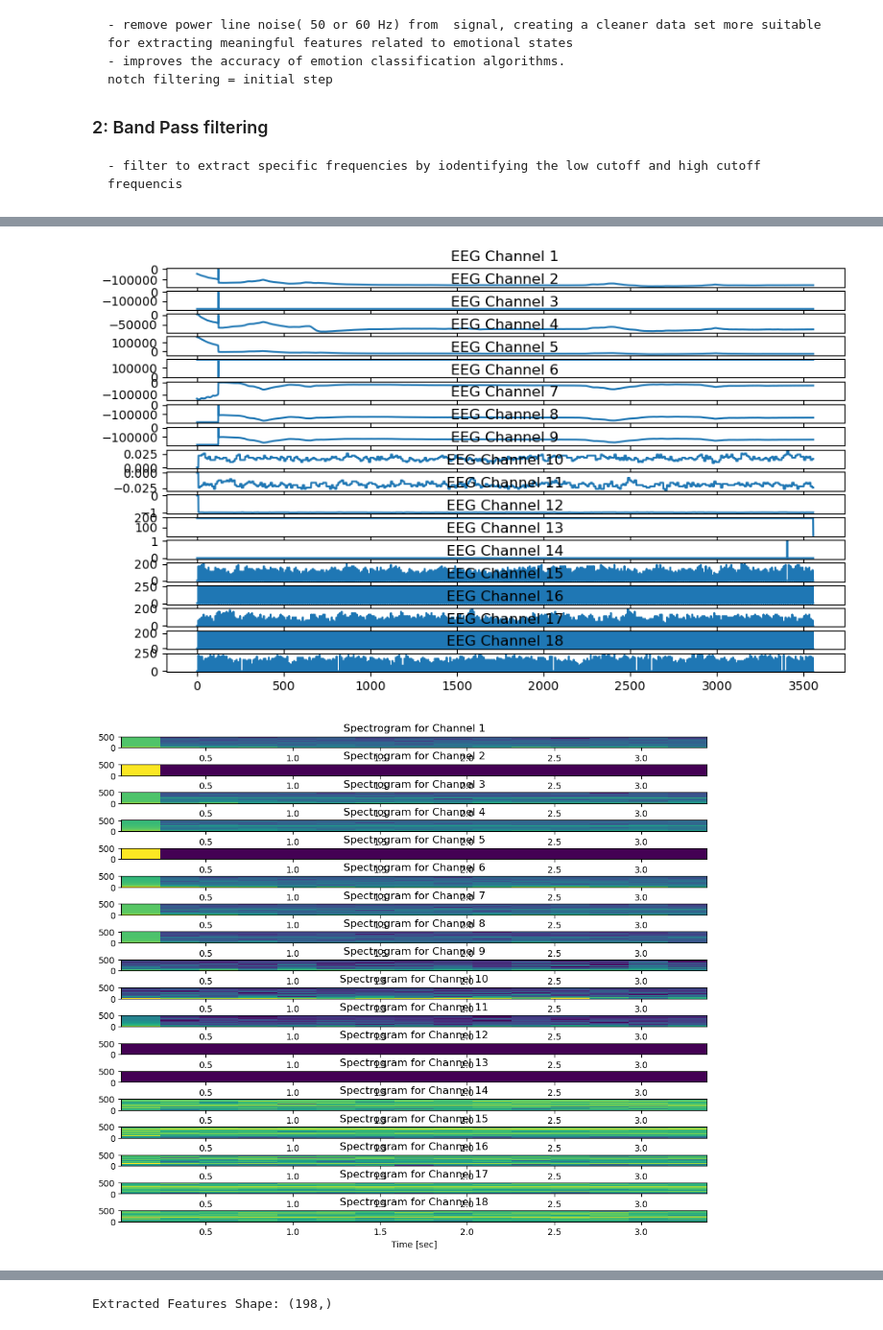
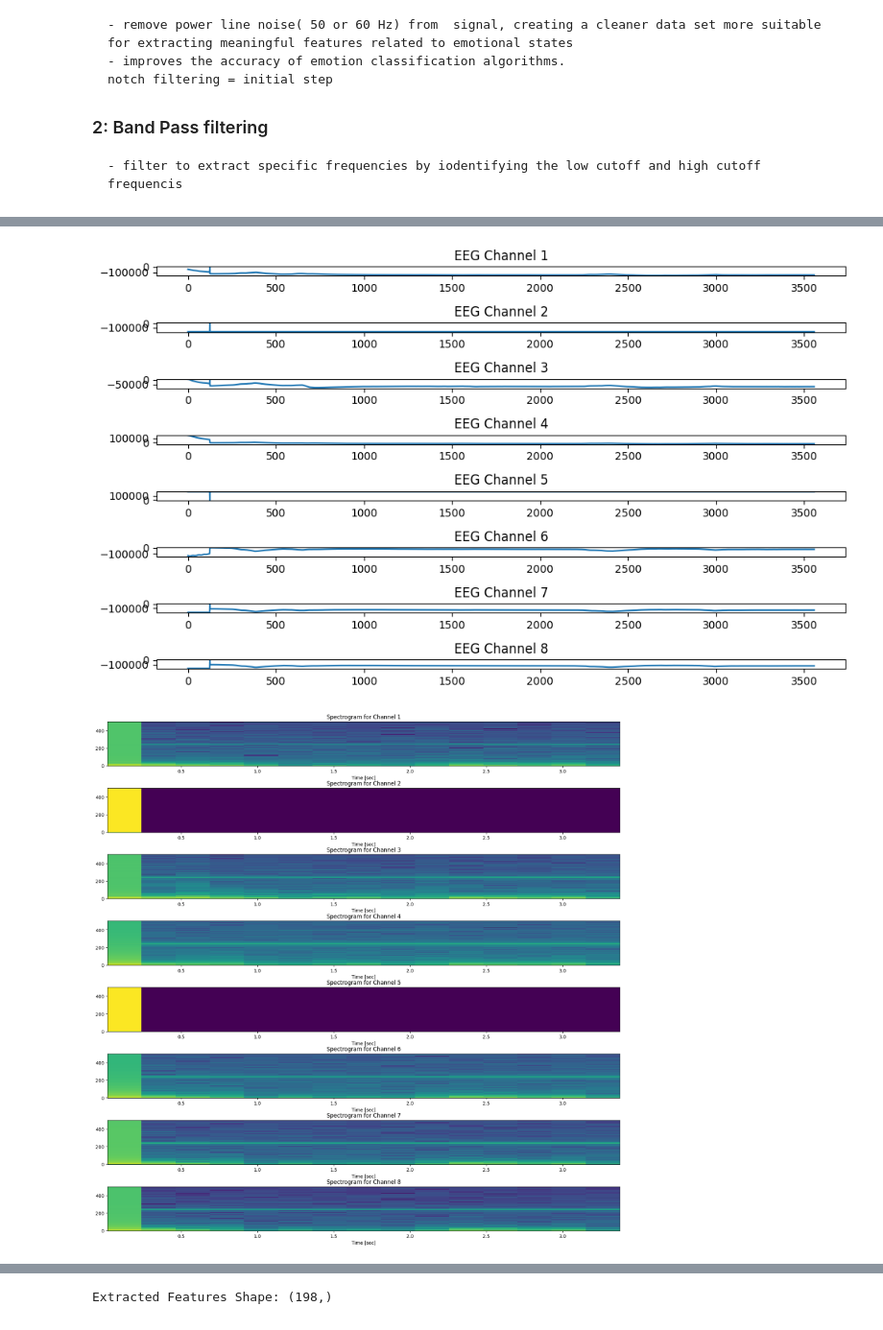
Before and after one commit to lygonzalez/Neurowellness-BioFeedback-System, a Jupyter notebook: BCI Data Filtering-3.ipynb, the cells around one changed output, grey strips where cells are left out. Shown: that part at 96% size. Drawn from its saved outputs; the diff is of its cells as text; code cells hidden in the pictures.

```diff
--- a/BCI Data Filtering-3.ipynb
+++ b/BCI Data Filtering-3.ipynb
@@ -278,7 +283,7 @@ bandpass_lowcut = 8.0
 bandpass_highcut = 13.0
 
 # Convert EEG data to NumPy array
-data = df_cleaned.iloc[:, 1:19]  # Select EEG channels
+data = df_cleaned.iloc[:, 1:9]  # Select EEG channels
 df_cleaned_values = np.array(data.values, dtype=float)
 
 # Apply filters column-wise (each EEG channel separately)
@@ -318,37 +323,40 @@ for i in range(df_cleaned_values.shape[1]):  # Plot all channels
 plt.tight_layout()
 plt.show()
 # %% [output]
-[figure, old version]
+[figure, new version]
 # %%
 #Spectrogram
 
 from matplotlib import pyplot as plt
 from scipy import signal
 import numpy as np
 
 # Increase figure size for more space
-plt.figure(figsize=(12, 10))
+plt.figure(figsize=(20, 20))
 
 # Small constant to avoid log(0)
 epsilon = 1e-10
 
 # Loop through each EEG channel
 for i in range(df_cleaned_values.shape[1]):
     # Compute the spectrogram for each channel
     f, t, Sxx = signal.spectrogram(df_cleaned_values[:, i], fs)
 
     # Apply log with a small epsilon to avoid log(0)
     Sxx_log = np.log(Sxx + epsilon)
 
     # Plot the spectrogram for each channel
-    plt.subplot(df_cleaned_values.shape[1], 1, i+1)
+    ax = plt.subplot(df_cleaned_values.shape[1], 1, i+1)
+    #plt.subplot(df_cleaned_values.shape[1], 1, i+1)
     plt.pcolormesh(t, f, Sxx_log)
     plt.title(f'Spectrogram for Channel {i+1}')
     plt.xlabel('Time [sec]')
+    ax.set_aspect('auto', adjustable='box')  # Ensure aspect ratio is adjusted
+
 
 # Adjust the spacing between subplots
-plt.subplots_adjust(hspace=1.5, wspace=0.3)  # Adjust vertical and horizontal spacing
+plt.subplots_adjust(hspace=.5, wspace=.1)  # Adjust vertical and horizontal spacing
 
 plt.show()
 # %% [output]
-[figure, old version]
+[figure, new version]
```
Also changed, not shown: parts of 7 cells of this notebook.
